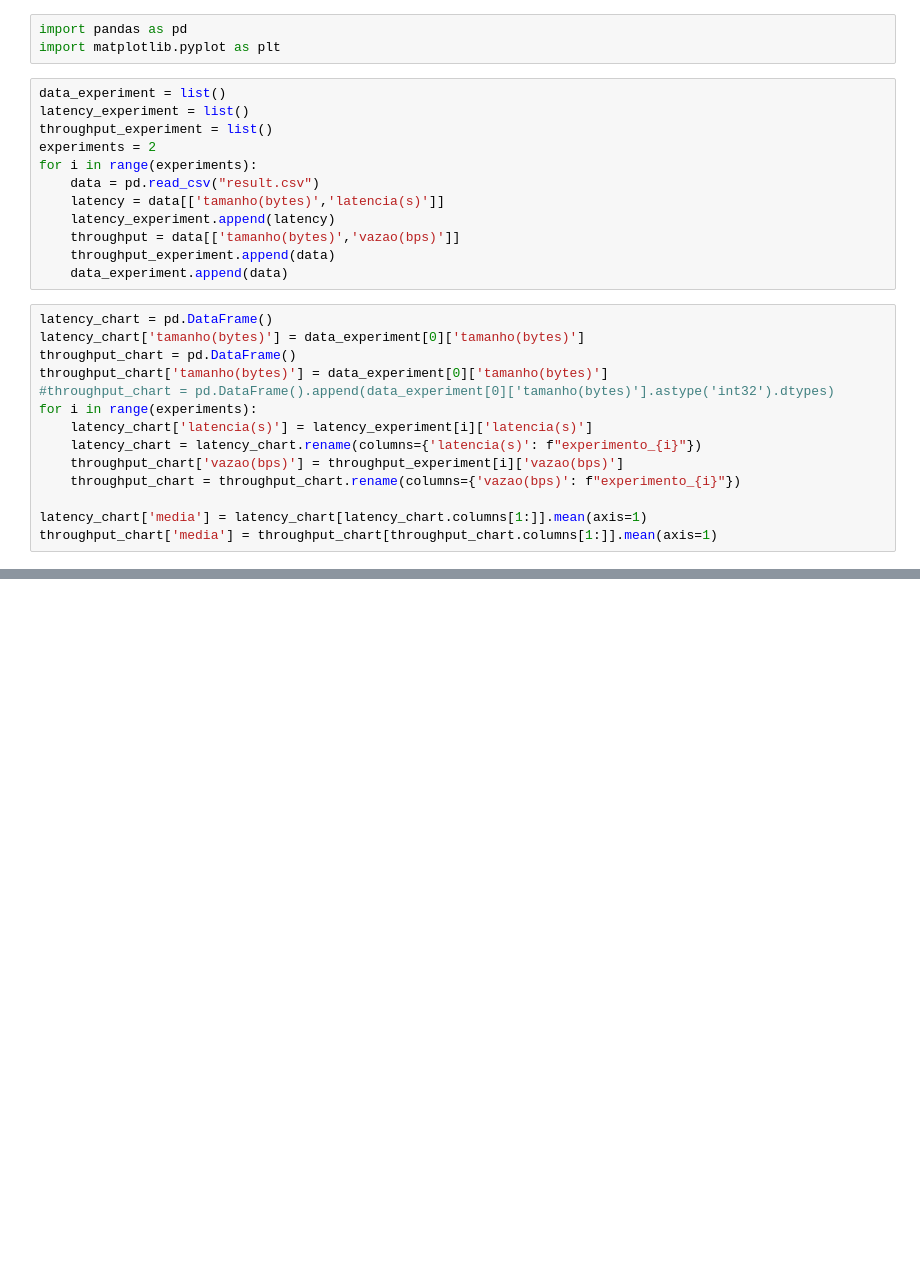
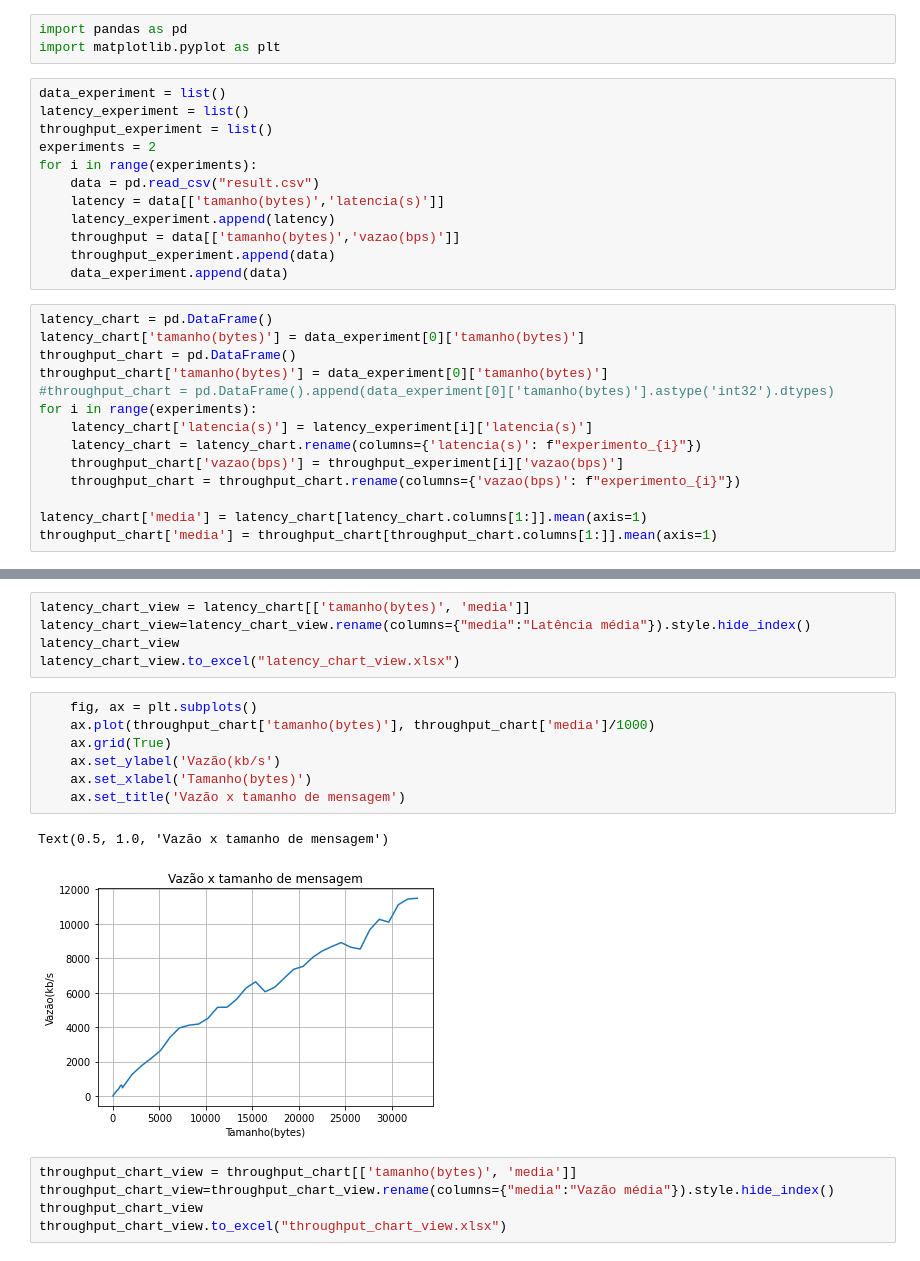
Before and after one commit to vic-torr/networks, a Jupyter notebook: tp2/data_analysis.ipynb, the cells around one changed output, grey strips where cells are left out. Cells and saved outputs as stored; diff of their text form; blank space fills up the shorter version.

```diff
--- a/tp2/data_analysis.ipynb
+++ b/tp2/data_analysis.ipynb
@@ -48,0 +40,20 @@ ax.plot(data['tamanho(bytes)'], data['vazao(bps)'])
+# %%
+latency_chart_view = latency_chart[['tamanho(bytes)', 'media']]
+latency_chart_view=latency_chart_view.rename(columns={"media":"Latência média"}).style.hide_index()
+latency_chart_view
+latency_chart_view.to_excel("latency_chart_view.xlsx")
+# %%
+    fig, ax = plt.subplots()
+    ax.plot(throughput_chart['tamanho(bytes)'], throughput_chart['media']/1000)
+    ax.grid(True)
+    ax.set_ylabel('Vazão(kb/s')
+    ax.set_xlabel('Tamanho(bytes)')
+    ax.set_title('Vazão x tamanho de mensagem')
+# %% [output]
+Text(0.5, 1.0, 'Vazão x tamanho de mensagem')
+[figure, added]
+# %%
+throughput_chart_view = throughput_chart[['tamanho(bytes)', 'media']]
+throughput_chart_view=throughput_chart_view.rename(columns={"media":"Vazão média"}).style.hide_index()
+throughput_chart_view
+throughput_chart_view.to_excel("throughput_chart_view.xlsx")
```
Also changed, not shown: parts of 5 cells of this notebook.
